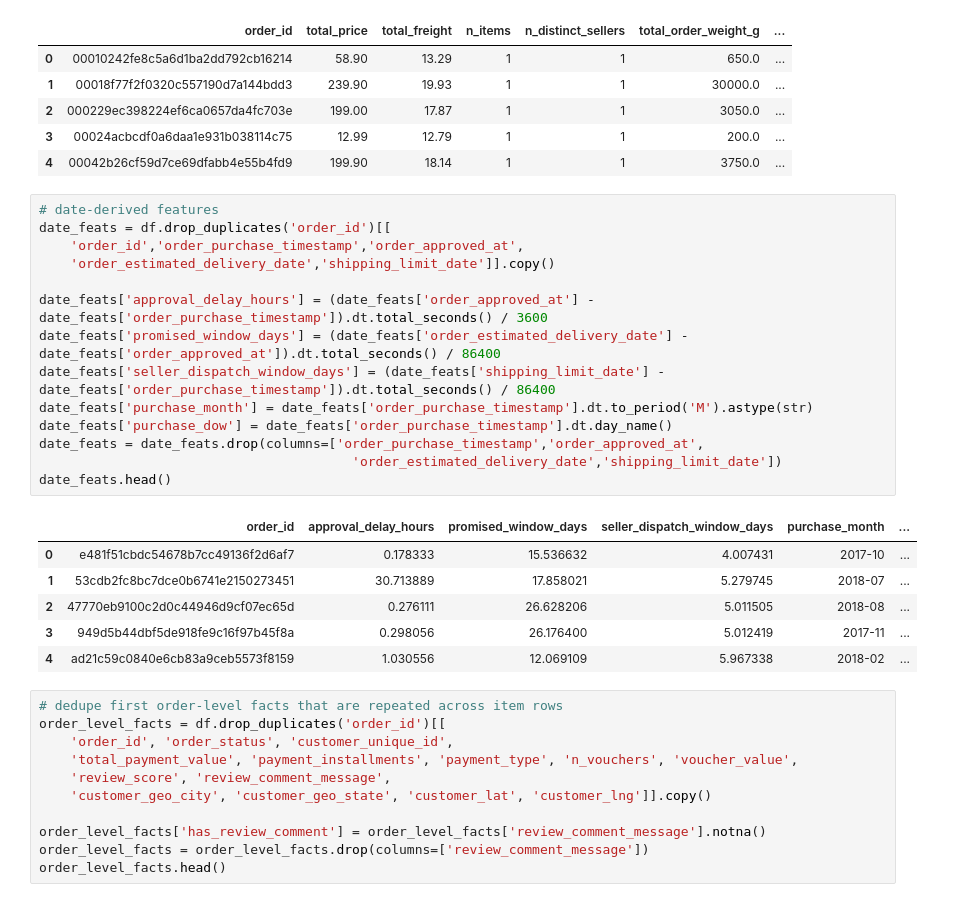
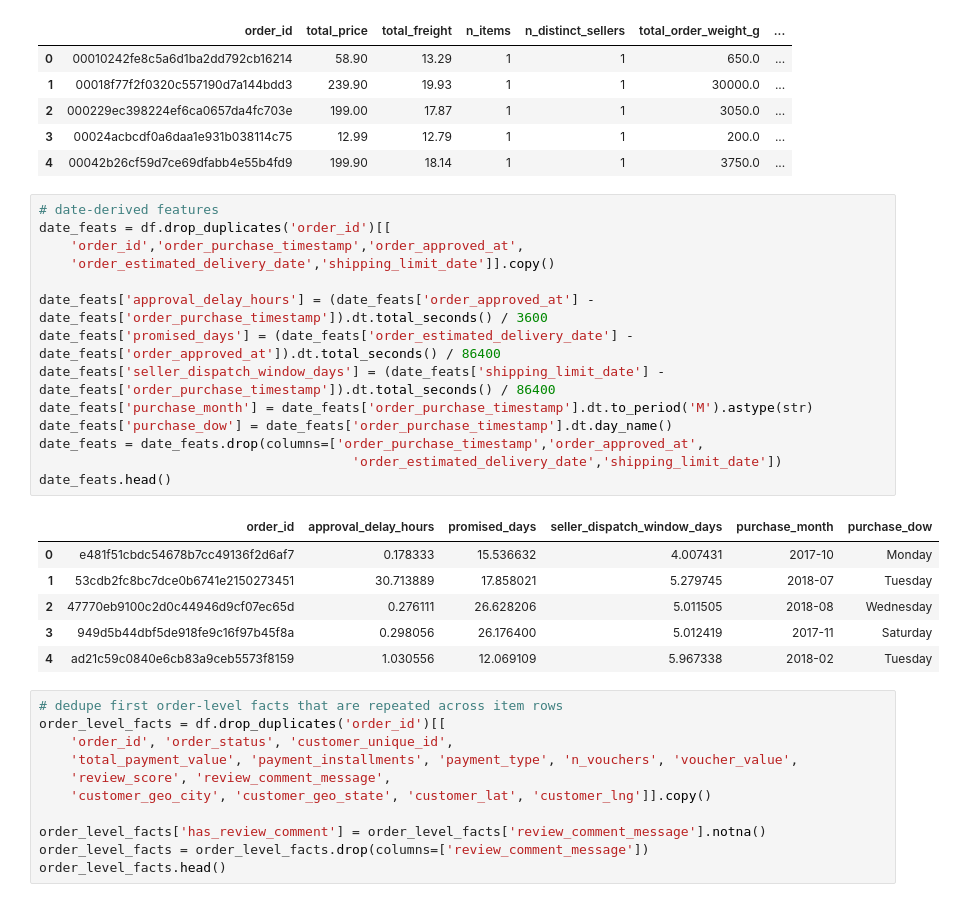
Before and after one commit to ElmarLeonard9/temp_repo_finpro, a Jupyter notebook: notebook/3_Exploratory Data Analysis.ipynb, the cells around one changed output. Drawn from its saved outputs; the diff is of its cells as text.

```diff
--- a/notebook/3_EDA_full_puyeng.ipynb
+++ b/notebook/3_Exploratory Data Analysis.ipynb
@@ -111,24 +111,24 @@ items_agg.head()
 # %%
 # date-derived features
 date_feats = df.drop_duplicates('order_id')[[
     'order_id','order_purchase_timestamp','order_approved_at',
     'order_estimated_delivery_date','shipping_limit_date']].copy()
 
 date_feats['approval_delay_hours'] = (date_feats['order_approved_at'] - date_feats['order_purchase_timestamp']).dt.total_seconds() / 3600
-date_feats['promised_window_days'] = (date_feats['order_estimated_delivery_date'] - date_feats['order_approved_at']).dt.total_seconds() / 86400
+date_feats['promised_days'] = (date_feats['order_estimated_delivery_date'] - date_feats['order_approved_at']).dt.total_seconds() / 86400
 date_feats['seller_dispatch_window_days'] = (date_feats['shipping_limit_date'] - date_feats['order_purchase_timestamp']).dt.total_seconds() / 86400
 date_feats['purchase_month'] = date_feats['order_purchase_timestamp'].dt.to_period('M').astype(str)
 date_feats['purchase_dow'] = date_feats['order_purchase_timestamp'].dt.day_name()
 date_feats = date_feats.drop(columns=['order_purchase_timestamp','order_approved_at',
                                         'order_estimated_delivery_date','shipping_limit_date'])
 date_feats.head()
 # %% [output]
-|  | order_id | approval_delay_hours | promised_window_days | seller_dispatch_window_days | purchase_month | ... |
-| 0 | e481f51cbdc54678b7cc49136f2d6af7 | 0.178333 | 15.536632 | 4.007431 | 2017-10 | ... |
-| 1 | 53cdb2fc8bc7dce0b6741e2150273451 | 30.713889 | 17.858021 | 5.279745 | 2018-07 | ... |
-| 2 | 47770eb9100c2d0c44946d9cf07ec65d | 0.276111 | 26.628206 | 5.011505 | 2018-08 | ... |
-| 3 | 949d5b44dbf5de918fe9c16f97b45f8a | 0.298056 | 26.176400 | 5.012419 | 2017-11 | ... |
-| 4 | ad21c59c0840e6cb83a9ceb5573f8159 | 1.030556 | 12.069109 | 5.967338 | 2018-02 | ... |
+|  | order_id | approval_delay_hours | promised_days | seller_dispatch_window_days | purchase_month | purchase_dow |
+| 0 | e481f51cbdc54678b7cc49136f2d6af7 | 0.178333 | 15.536632 | 4.007431 | 2017-10 | Monday |
+| 1 | 53cdb2fc8bc7dce0b6741e2150273451 | 30.713889 | 17.858021 | 5.279745 | 2018-07 | Tuesday |
+| 2 | 47770eb9100c2d0c44946d9cf07ec65d | 0.276111 | 26.628206 | 5.011505 | 2018-08 | Wednesday |
+| 3 | 949d5b44dbf5de918fe9c16f97b45f8a | 0.298056 | 26.176400 | 5.012419 | 2017-11 | Saturday |
+| 4 | ad21c59c0840e6cb83a9ceb5573f8159 | 1.030556 | 12.069109 | 5.967338 | 2018-02 | Tuesday |
 # %%
 # dedupe first order-level facts that are repeated across item rows
 order_level_facts = df.drop_duplicates('order_id')[[
```
Also changed, not shown: parts of 27 cells of this notebook, 12 other files.
